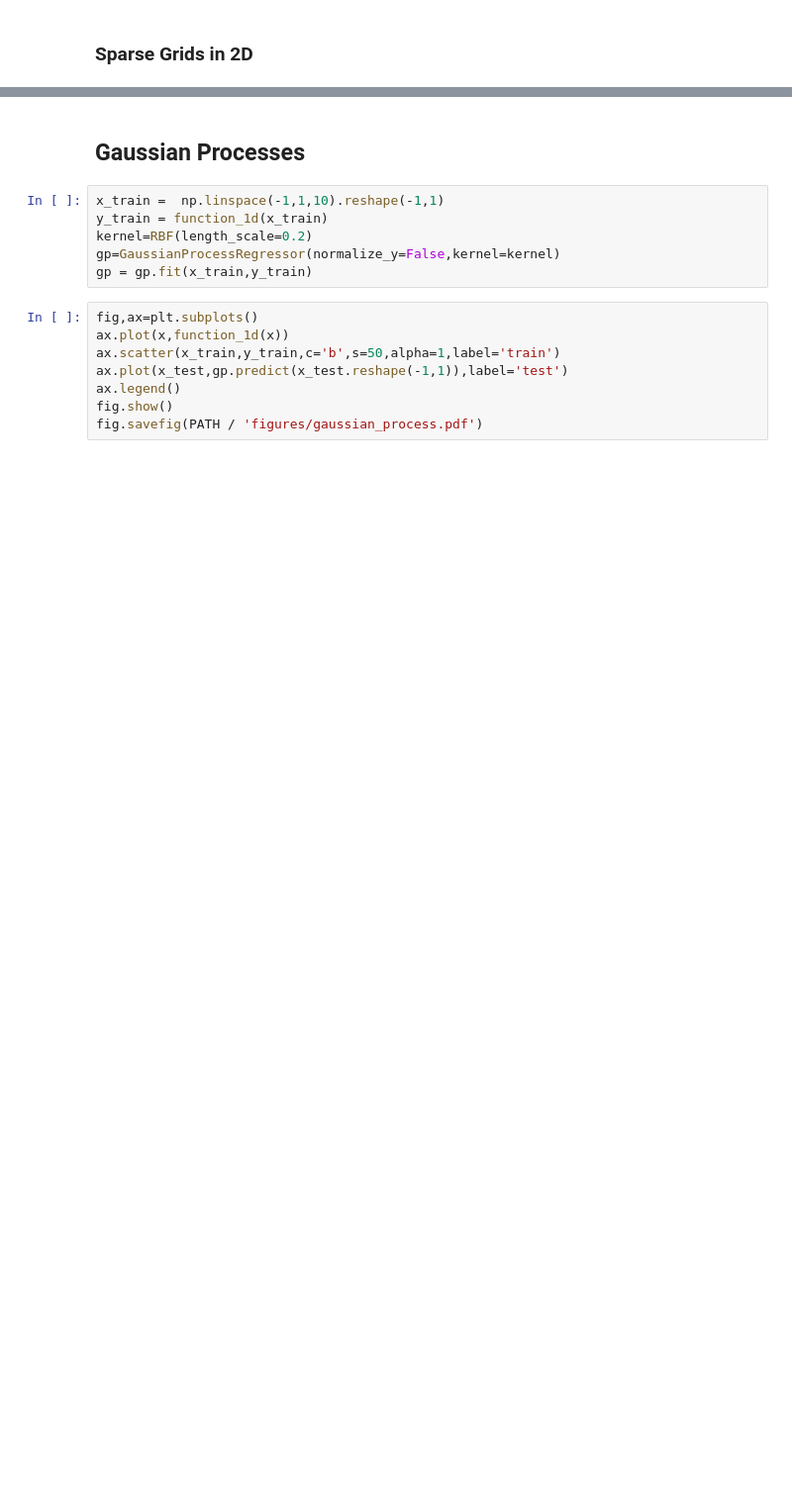
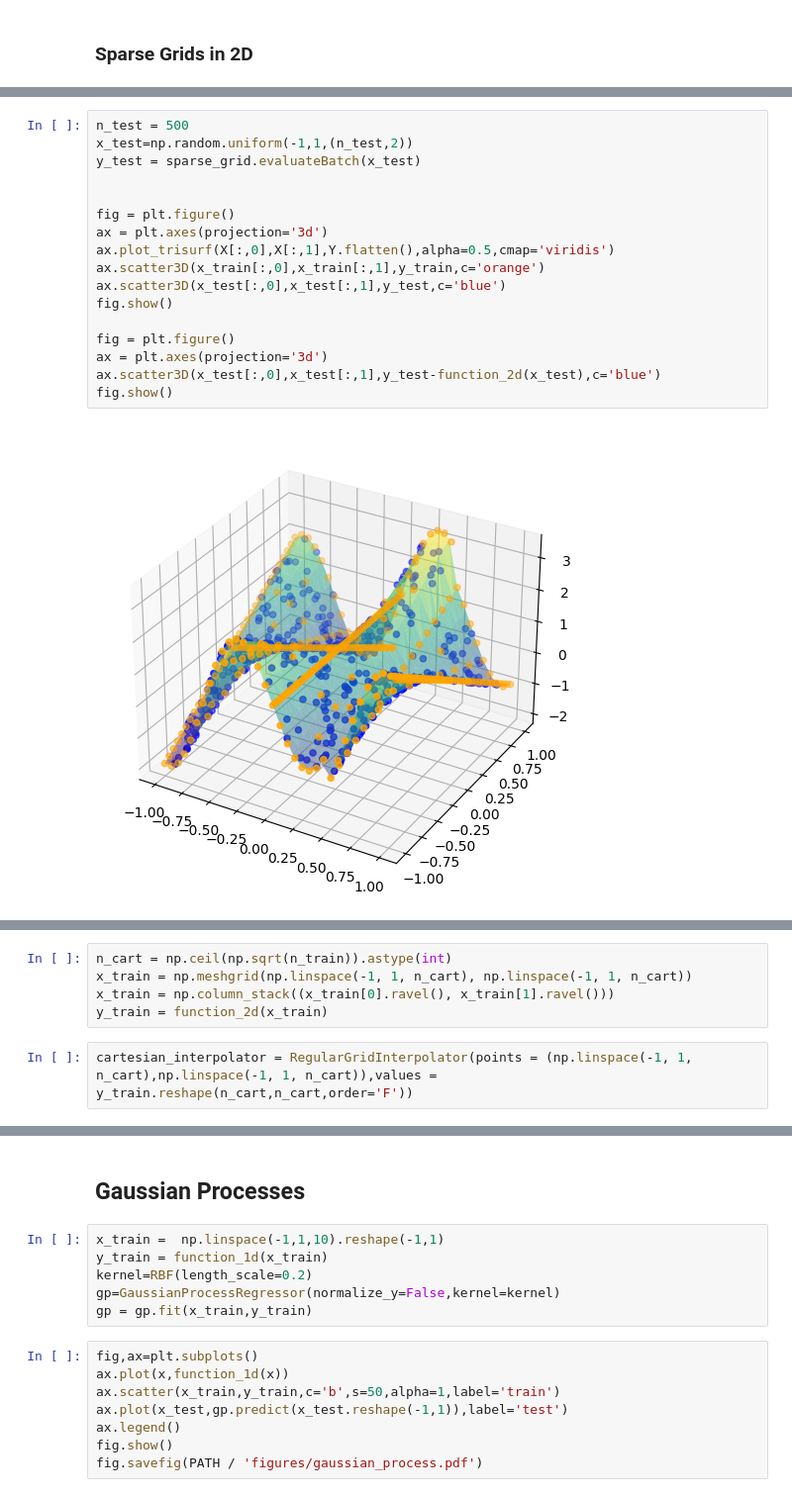
Before and after one commit to marcdelabarrera/14_462, a Jupyter notebook: recitation_1/recitation_1.ipynb, the cells around one changed output, grey strips where cells are left out. Shown at 99% size. Drawn from its saved outputs; the diff is of its cells as text; blank space fills up the shorter version.

```diff
--- a/recitation_1/recitation_1.ipynb
+++ b/recitation_1/recitation_1.ipynb
@@ -165,0 +168,19 @@ fig.show()
+# %%
+n_test = 500
+x_test=np.random.uniform(-1,1,(n_test,2))
+y_test = sparse_grid.evaluateBatch(x_test)
+
+
+fig = plt.figure()
+ax = plt.axes(projection='3d')
+ax.plot_trisurf(X[:,0],X[:,1],Y.flatten(),alpha=0.5,cmap='viridis')
+ax.scatter3D(x_train[:,0],x_train[:,1],y_train,c='orange')
+ax.scatter3D(x_test[:,0],x_test[:,1],y_test,c='blue')
+fig.show()
+
+fig = plt.figure()
+ax = plt.axes(projection='3d')
+ax.scatter3D(x_test[:,0],x_test[:,1],y_test-function_2d(x_test),c='blue')
+fig.show()
+# %% [output]
+[figure, added]
@@ -166 +188,8 @@ fig.show()
+# %%
+n_cart = np.ceil(np.sqrt(n_train)).astype(int)
+x_train = np.meshgrid(np.linspace(-1, 1, n_cart), np.linspace(-1, 1, n_cart))
+x_train = np.column_stack((x_train[0].ravel(), x_train[1].ravel()))
+y_train = function_2d(x_train)
+# %%
+cartesian_interpolator = RegularGridInterpolator(points = (np.linspace(-1, 1, n_cart),np.linspace(-1, 1, n_cart)),values = y_train.reshape(n_cart,n_cart,order='F'))
 # %%
```
Also changed, not shown: parts of 21 cells of this notebook.
